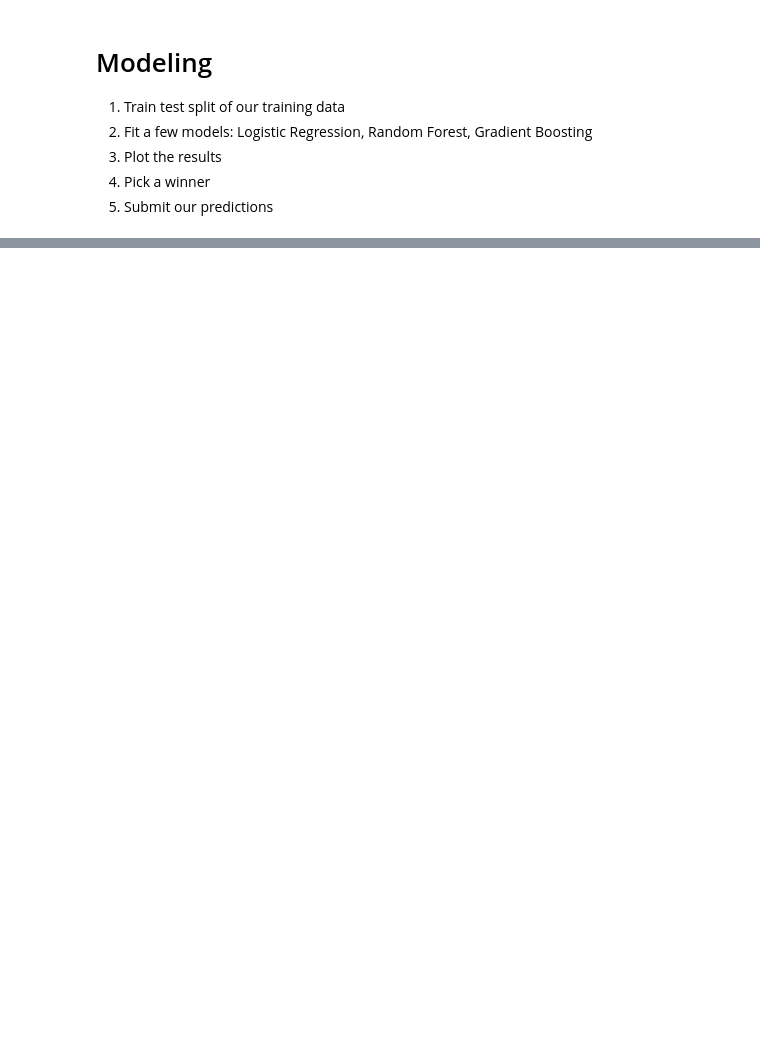
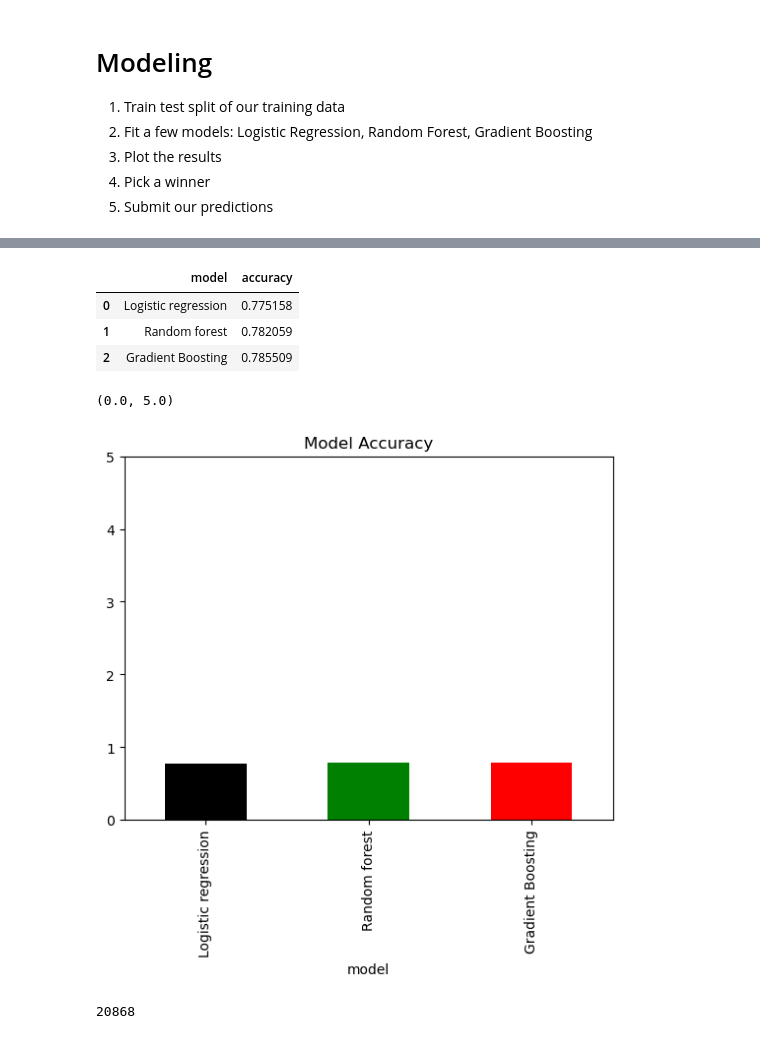
Before and after one commit to slimanitz/data-science, a Jupyter notebook: intro-spaceship/data-science-into-spaceship.ipynb, the cells around one changed output, grey strips where cells are left out. Saved outputs shown, nothing was run; the diff lists cells and outputs as text; code cells hidden in the pictures; blank space fills up the shorter version.

Commit message:
Big advancements on my notebooks and knwledge in data science

```diff
--- a/intro-spaceship/data-science-into-spaceship.ipynb
+++ b/intro-spaceship/data-science-into-spaceship.ipynb
@@ -344,0 +360,4 @@ df.to_csv(file_dest_path,index=False)
+# %%
+lg = LogisticRegression()
+lg.fit(X_train,y_train)
+lg_pred_score = lg.score(X_test,y_test)
@@ -344,0 +372,33 @@ df.to_csv(file_dest_path,index=False)
+# %%
+rf = RandomForestClassifier()
+rf.fit(X_train,y_train)
+rf_pred_score = rf.score(X_test,y_test)
+# %%
+gb = GradientBoostingClassifier()
+gb.fit(X_train,y_train)
+gb_pred_score = gb.score(X_test,y_test)
+# %%
+df = pd.DataFrame(dict(model=['Logistic regression','Random forest','Gradient Boosting'],accuracy=[lg_pred_score,rf_pred_score,gb_pred_score]))
+df
+# %% [output]
+|  | model | accuracy |
+| 0 | Logistic regression | 0.775158 |
+| 1 | Random forest | 0.782059 |
+| 2 | Gradient Boosting | 0.785509 |
+# %%
+df.plot(kind='bar',x='model',y='accuracy',title='Model Accuracy',legend=False,color=['Black','Green','Red'])
+plt.ylim(0,5,1)
+# %% [output]
+(0.0, 5.0)
+[figure, added]
+# %%
+prediction = lg.predict(X_test)
+X_test.size
+# prediction = gb.predict(df)
+# prediction.size
+# df_train.head()
+# prediction.size
+# df_submission = pd.DataFrame({'PassengerId':df_test['PassengerId'],'Transported':prediction})
+# df_submission
+# %% [output]
+20868
```
Also changed, not shown: parts of 8 cells of this notebook, 15 other files.
